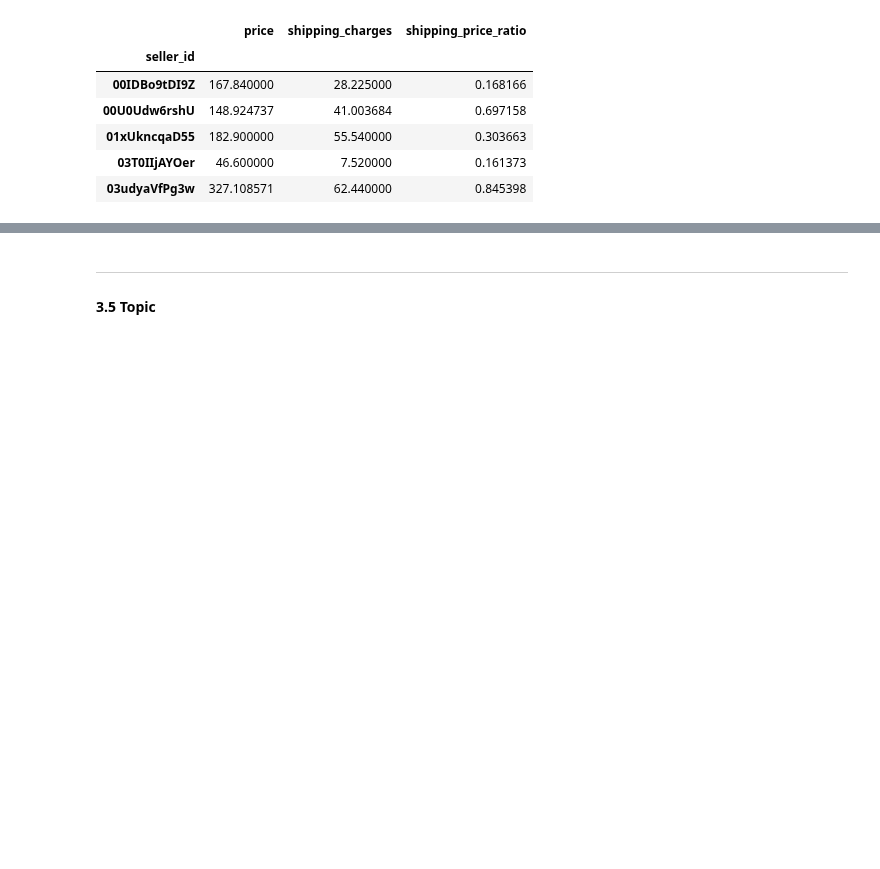
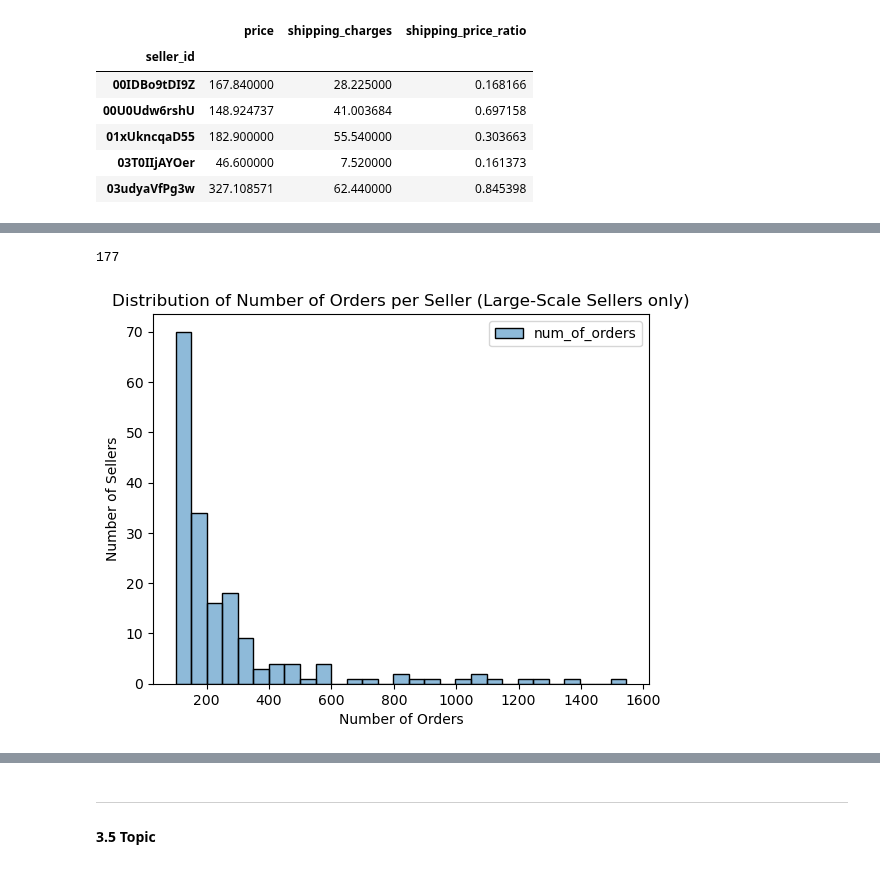
Before and after one commit to JatinY459/ecommerce-data-analysis, a Jupyter notebook: notebooks/04_EDA_products_sellers.ipynb, the cells around one changed output, grey strips where cells are left out. Cells and saved outputs as stored; diff of their text form; code cells hidden in the pictures; blank space fills up the shorter version.

Commit message:
updated 04_eda notebook, seller_product & top sellers analysis

```diff
--- a/notebooks/04_EDA_products_sellers.ipynb
+++ b/notebooks/04_EDA_products_sellers.ipynb
@@ -268,3 +268,6 @@ order_items_by_seller.head()
 | 01xUkncqaD55 | 182.900000 | 55.540000 | 0.303663 |
 | 03T0IIjAYOer | 46.600000 | 7.520000 | 0.161373 |
 | 03udyaVfPg3w | 327.108571 | 62.440000 | 0.845398 |
+# %%
+seller_order_counts = order_items.groupby('seller_id')[['order_id']].nunique()
+seller_order_counts.columns = ['num_of_orders'] #giving number of orders per seller column name
@@ -270,0 +293,12 @@ order_items_by_seller.head()
+# %%
+len(seller_order_counts[seller_order_counts['num_of_orders'] >= 100])
+# %% [output]
+177
+# %%
+sns.histplot(seller_order_counts[seller_order_counts['num_of_orders'] >= 100], binwidth=50)
+plt.title('Distribution of Number of Orders per Seller (Large-Scale Sellers only)')
+plt.xlabel('Number of Orders')
+plt.ylabel('Number of Sellers')
+plt.show()
+# %% [output]
+[figure, added]
```
Also changed, not shown: parts of 24 cells of this notebook.
